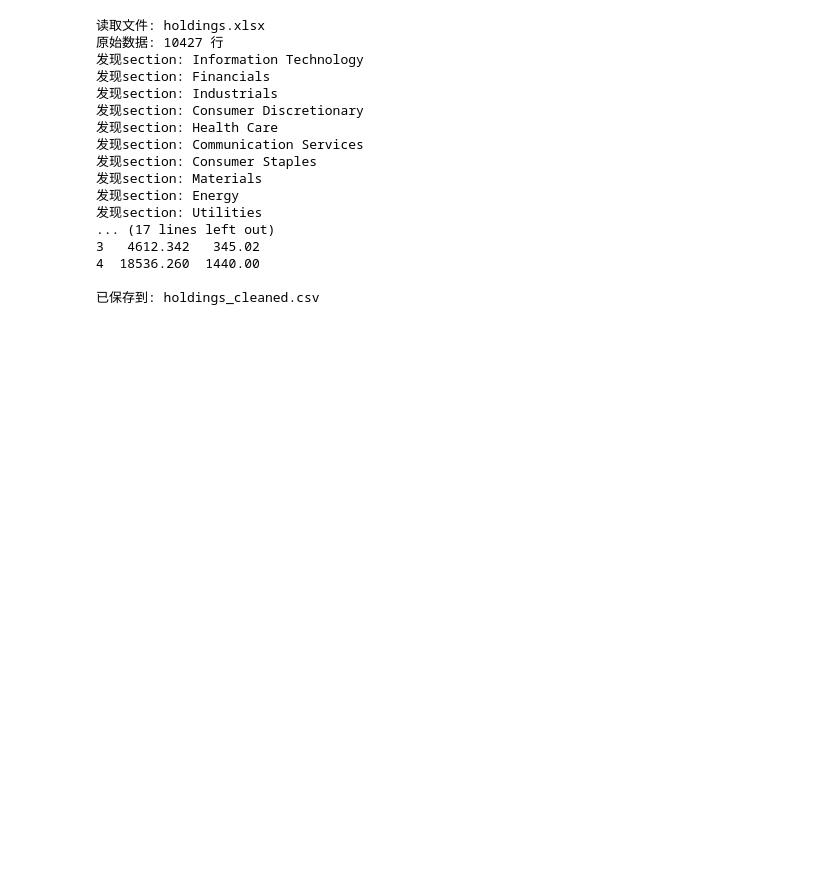
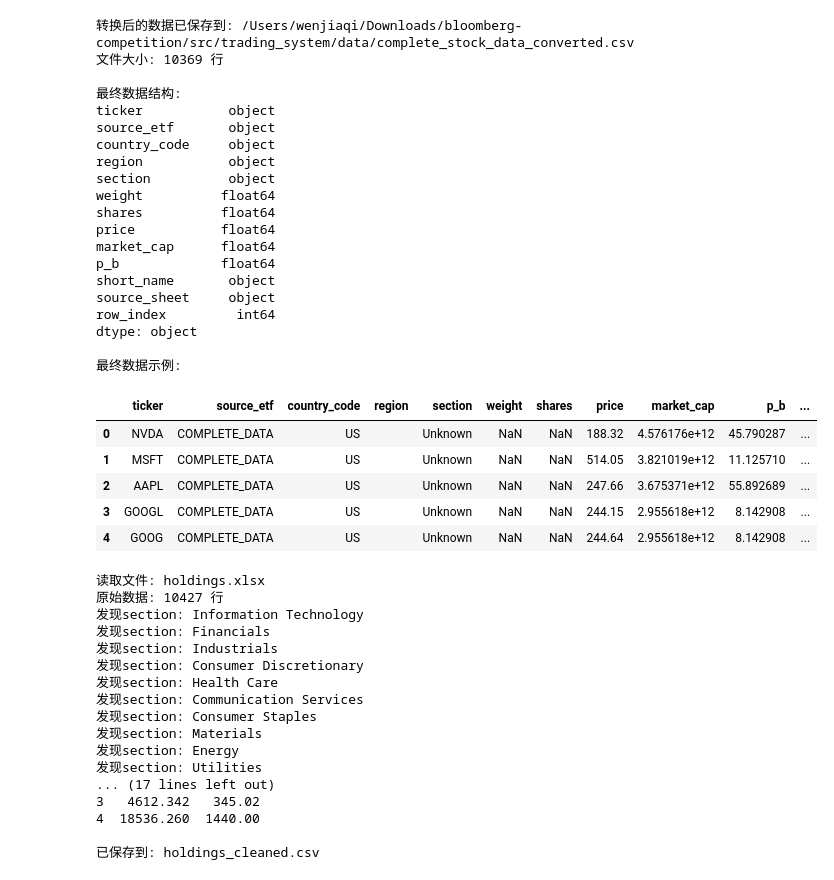
Before and after one commit to wenjiaqi8255/bloomberg-competition-2025, a Jupyter notebook: src/trading_system/data/data_processor.ipynb, the cells around one changed output. Cells and saved outputs as stored; diff of their text form; code cells hidden in the pictures; blank space fills up the shorter version.

```diff
--- a/src/trading_system/data/data_processor.ipynb
+++ b/src/trading_system/data/data_processor.ipynb
@@ -1,3 +140,43 @@
+# %%
+# 保存转换后的数据
+output_path = '/Users/wenjiaqi/Downloads/bloomberg-competition/src/trading_system/data/complete_stock_data_converted.csv'
+df_converted.to_csv(output_path, index=False)
+
+print(f"转换后的数据已保存到: {output_path}")
+print(f"文件大小: {len(df_converted)} 行")
+
+# 显示最终的数据结构
+print("\n最终数据结构:")
+print(df_converted.dtypes)
+print("\n最终数据示例:")
+df_converted.head()
+# %% [output]
+转换后的数据已保存到: /Users/wenjiaqi/Downloads/bloomberg-competition/src/trading_system/data/complete_stock_data_converted.csv
+文件大小: 10369 行
+
+最终数据结构:
+ticker           object
+source_etf       object
+country_code     object
+region           object
+section          object
+weight          float64
+shares          float64
+price           float64
+market_cap      float64
+p_b             float64
+short_name       object
+source_sheet     object
+row_index         int64
+dtype: object
+
+最终数据示例:
+|  | ticker | source_etf | country_code | region | section | weight | shares | price | market_cap | p_b | ... |
+| 0 | NVDA | COMPLETE_DATA | US |  | Unknown | NaN | NaN | 188.32 | 4.576176e+12 | 45.790287 | ... |
+| 1 | MSFT | COMPLETE_DATA | US |  | Unknown | NaN | NaN | 514.05 | 3.821019e+12 | 11.125710 | ... |
+| 2 | AAPL | COMPLETE_DATA | US |  | Unknown | NaN | NaN | 247.66 | 3.675371e+12 | 55.892689 | ... |
+| 3 | GOOGL | COMPLETE_DATA | US |  | Unknown | NaN | NaN | 244.15 | 2.955618e+12 | 8.142908 | ... |
+| 4 | GOOG | COMPLETE_DATA | US |  | Unknown | NaN | NaN | 244.64 | 2.955618e+12 | 8.142908 | ... |
 # %%
 import pandas as pd
 import re
```
Also changed, not shown: parts of 7 cells of this notebook, 5 other files.
